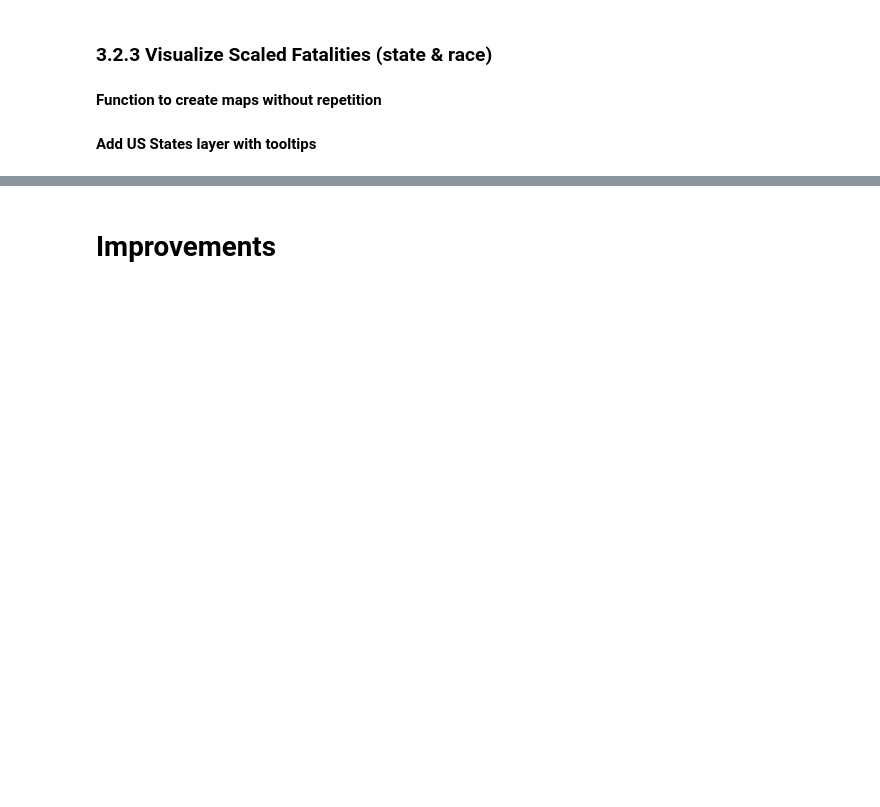
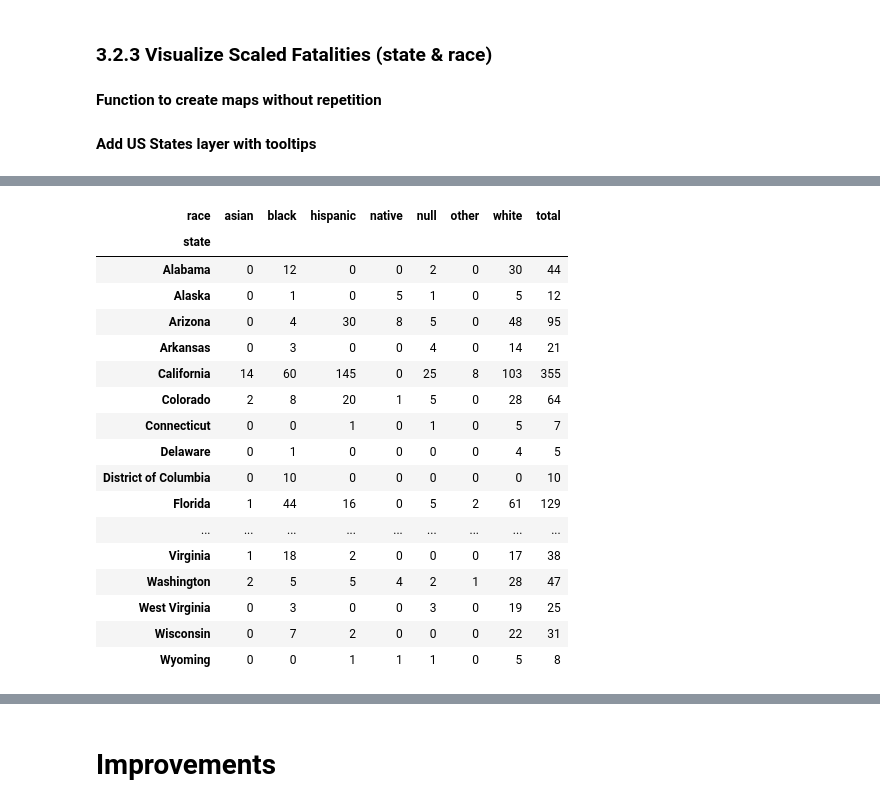
Before and after one commit to CelineChiLamNg/fatal_police_shootings, a Jupyter notebook: FatalPoliceShootings.ipynb, the cells around one changed output, grey strips where cells are left out. Drawn from its saved outputs; the diff is of its cells as text; code cells hidden in the pictures; blank space fills up the shorter version.

```diff
--- a/FatalPoliceShootings.ipynb
+++ b/FatalPoliceShootings.ipynb
@@ -1135,0 +1139,21 @@ Why certain states have higher fatalities rate?
+# %%
+pivot
+# %% [output]
+| race | asian | black | hispanic | native | null | other | white | total |
+| state |  |  |  |  |  |  |  |  |
+| Alabama | 0 | 12 | 0 | 0 | 2 | 0 | 30 | 44 |
+| Alaska | 0 | 1 | 0 | 5 | 1 | 0 | 5 | 12 |
+| Arizona | 0 | 4 | 30 | 8 | 5 | 0 | 48 | 95 |
+| Arkansas | 0 | 3 | 0 | 0 | 4 | 0 | 14 | 21 |
+| California | 14 | 60 | 145 | 0 | 25 | 8 | 103 | 355 |
+| Colorado | 2 | 8 | 20 | 1 | 5 | 0 | 28 | 64 |
+| Connecticut | 0 | 0 | 1 | 0 | 1 | 0 | 5 | 7 |
+| Delaware | 0 | 1 | 0 | 0 | 0 | 0 | 4 | 5 |
+| District of Columbia | 0 | 10 | 0 | 0 | 0 | 0 | 0 | 10 |
+| Florida | 1 | 44 | 16 | 0 | 5 | 2 | 61 | 129 |
+| ... | ... | ... | ... | ... | ... | ... | ... | ... |
+| Virginia | 1 | 18 | 2 | 0 | 0 | 0 | 17 | 38 |
+| Washington | 2 | 5 | 5 | 4 | 2 | 1 | 28 | 47 |
+| West Virginia | 0 | 3 | 0 | 0 | 3 | 0 | 19 | 25 |
+| Wisconsin | 0 | 7 | 2 | 0 | 0 | 0 | 22 | 31 |
+| Wyoming | 0 | 0 | 1 | 1 | 1 | 0 | 5 | 8 |
```
Also changed, not shown: parts of 33 cells of this notebook, 2 other files.
